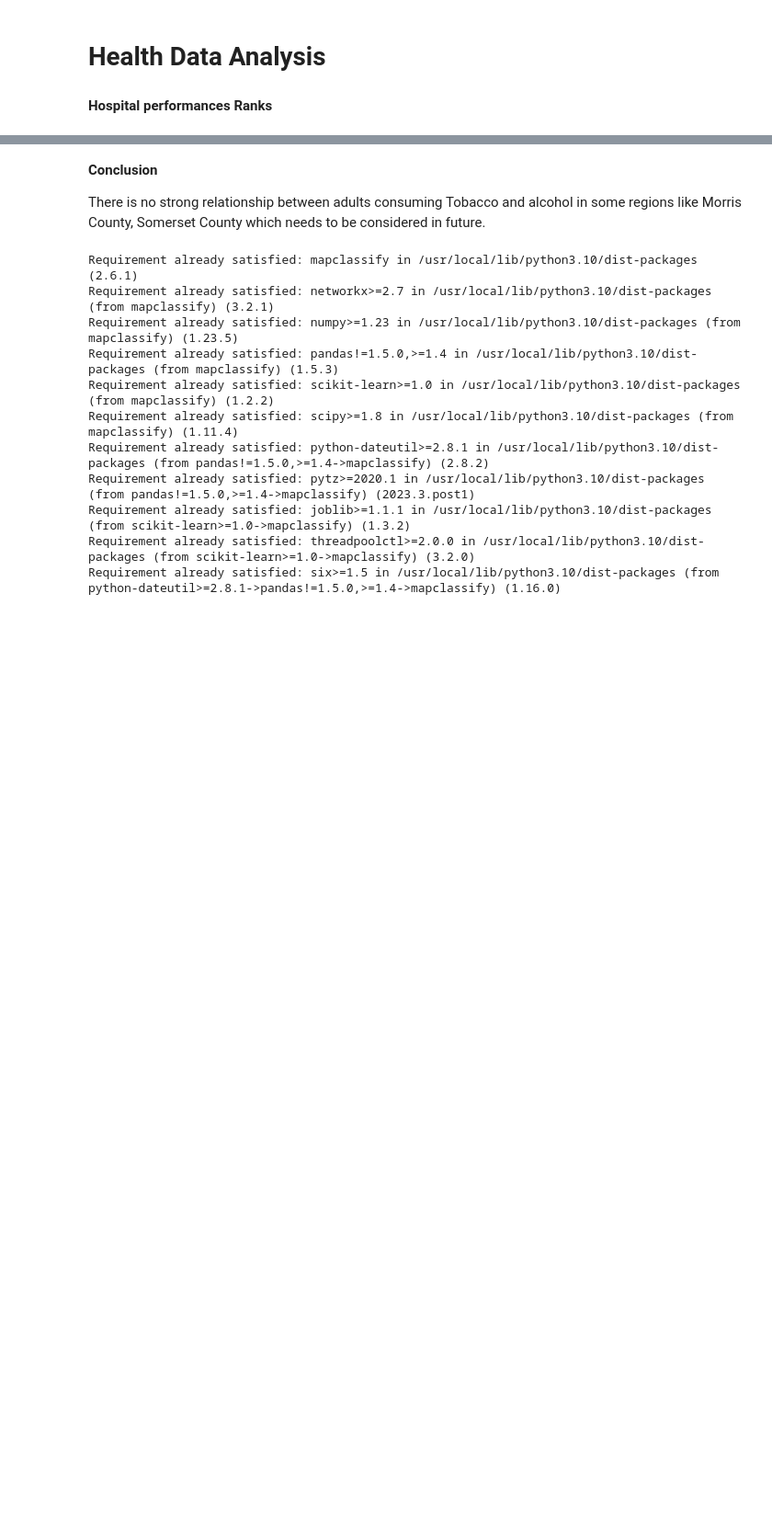
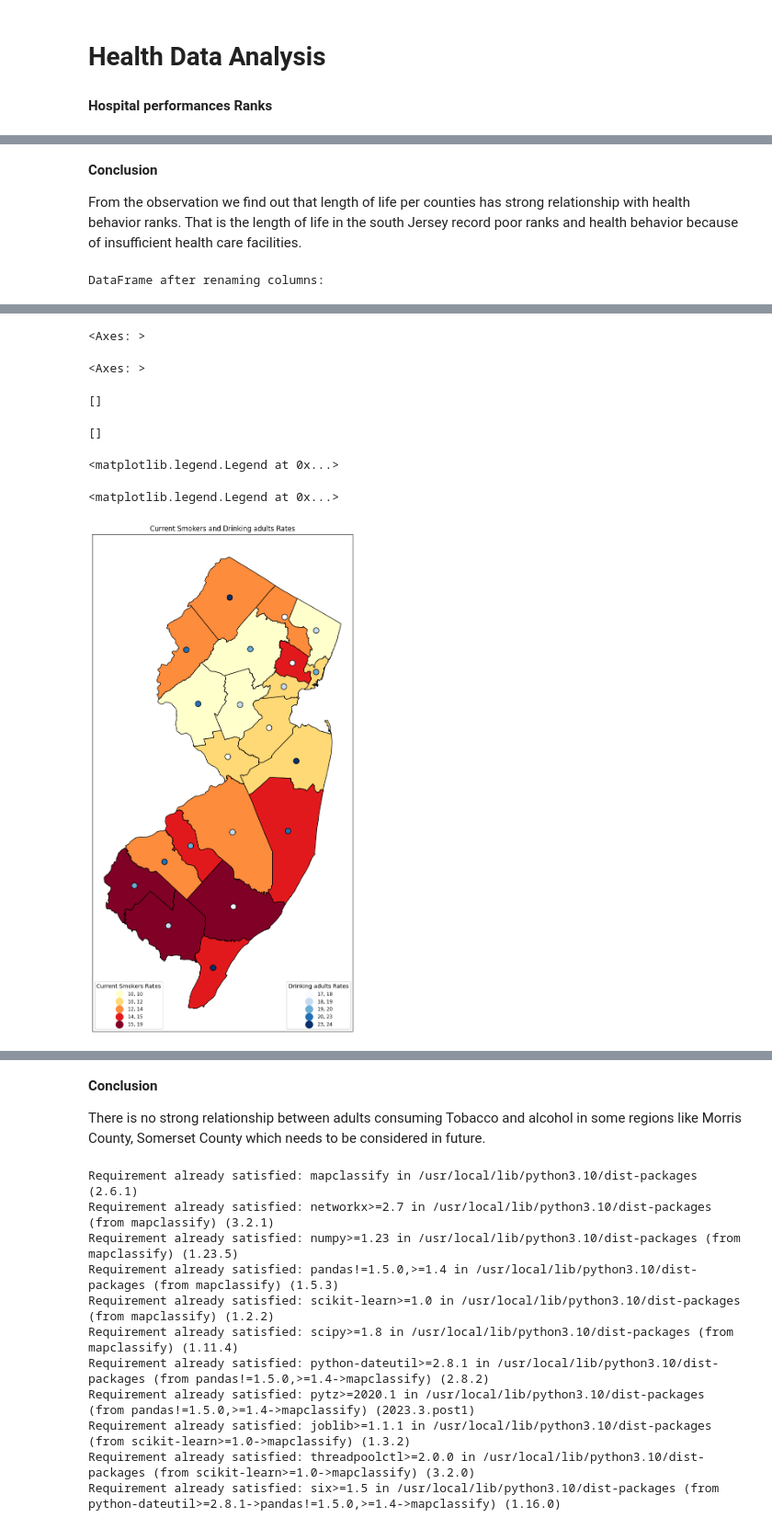
Before and after one commit to beryl09/beryl09, a Jupyter notebook: Copy_of_PS4.ipynb, the cells around one changed output, grey strips where cells are left out. Shown at 92% size. Saved outputs shown, nothing was run; the diff lists cells and outputs as text; code cells hidden in the pictures; blank space fills up the shorter version.

```diff
--- a/Copy_of_PS4.ipynb
+++ b/Copy_of_PS4.ipynb
@@ -726,0 +684,70 @@ import seaborn as sns
+# %% [markdown]
+**Conclusion**
+
+From the observation we find out that length of life per counties has strong relationship with health behavior ranks. That is the length of life in the south  Jersey record poor ranks and health behavior because of insufficient health care facilities.
+# %%
+import pandas as pd
+
+# Replace the GitHub CSV file URL with your own URL
+github_csv_url = 'https://github.com/beryl09/beryl09/raw/main/Tobacco%20and%20Alcohol%20usage.csv'
+
+# Read the CSV file into a DataFrame
+health = pd.read_csv(github_csv_url)
+
+# Display the first few rows of the DataFrame
+#health.head(10)
+
+new_column_names = {'Geo_Name': 'County',
+                    'SE_T011_001': 'Current Smokers',
+                    'SE_T011_002':'Drinking adults'}
+
+# Use the rename method to rename the columns
+health.rename(columns=new_column_names, inplace=True)
+
+# Display the DataFrame after renaming columns
+print("\nDataFrame after renaming columns:")
+#health.head(4)
+
+health['Geo_NAME'] = health['Geo_NAME'].str.replace(' County', '') # code to remove element i.e county from each cell of the column County
+health['Geo_NAME']=health['Geo_NAME'].str.upper() # code or the command for
+#health.head(4)
+
+njC = pd.merge(
+    left = njC,
+    right = health,
+    left_on ='COUNTY',
+    right_on='Geo_NAME',
+    how='outer',
+    suffixes=('', 'health'),
+)
+
+njC[['COUNTY','Geo_NAME','_merge']] # visualizing if the shapefile and the selected columns health dataframe has merged
+
+newmap = njC.copy()
+
+newmap["geometry"] = newmap["geometry"].centroid
+
+fig, ax = plt.subplots(1, figsize=(12,16))
+njC.plot(ax=ax,column='Current Smokers',legend=True,cmap='YlOrRd',scheme='natural_breaks',k=5,
+         edgecolor='black',linewidth=1,legend_kwds= {"fmt": "{:,.0f}",
+        'loc':'lower left','title_fontsize':'medium','fontsize':'small','markerscale':1.4})
+
+l1 = ax.get_legend()
+l1.set_title('''Current Smokers Rates''')
+
+newmap.plot(ax=ax,column='Drinking adults',legend=True,cmap='Blues',scheme='natural_breaks',k=5,      #centroids are in newmap
+         edgecolor='black',linewidth=1,legend_kwds= {"fmt": "{:,.0f}",
+        'loc':'lower right','title_fontsize':'medium','fontsize':'small','markerscale':1.4},
+         markersize = 100) #
+
+ax.title.set_text("Current Smokers and Drinking adults Rates")
+ax.set_xticks([]); ax.set_yticks([])
+
+l2 = ax.get_legend()
+l2.set_title('''Drinking adults Rates''')
+
+
+ax.add_artist(l2)
+ax.add_artist(l1)
+# %% [output]
+DataFrame after renaming columns:
@@ -727,3 +771,10 @@ import seaborn as sns
+<Axes: >
+<Axes: >
+[]
+[]
+<matplotlib.legend.Legend at 0x...>
+<matplotlib.legend.Legend at 0x...>
+[figure, added]
 # %%
 health[:10].style.background_gradient(cmap='Greens')
 # %% [output]
```
Also changed, not shown: parts of 37 cells of this notebook.
